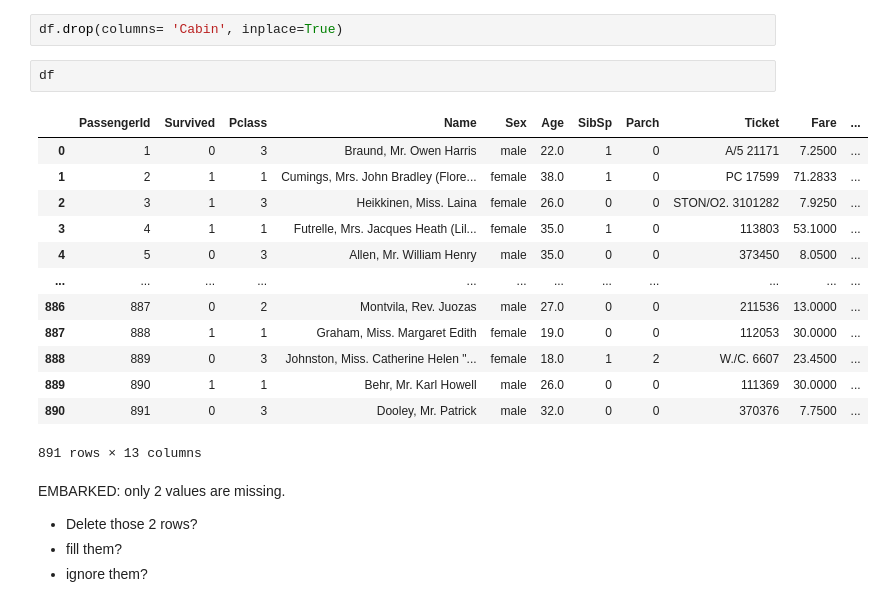
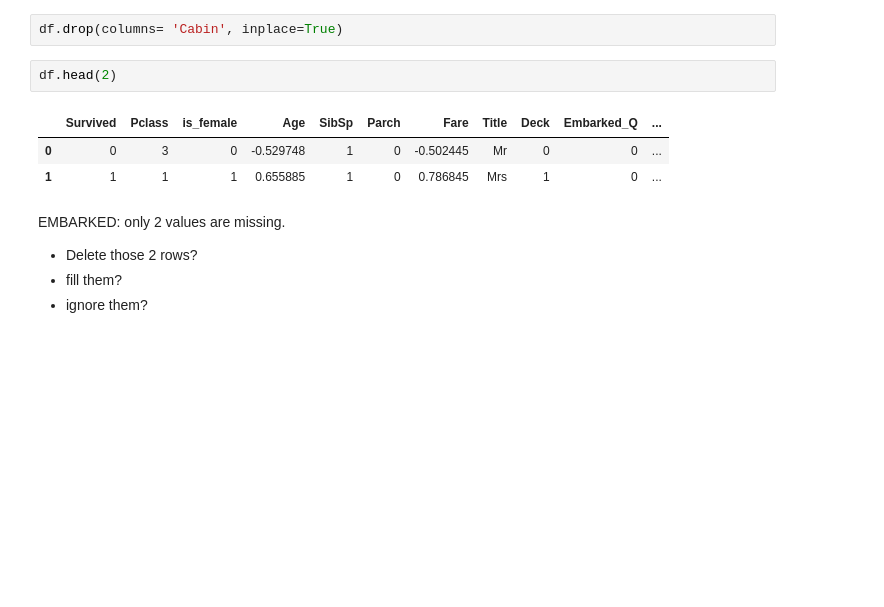
Before and after one commit to C4naryS0ck/ideal-carnival, a Jupyter notebook: titanic_dataset.ipynb, the cells around one changed output. Saved outputs shown, nothing was run; the diff lists cells and outputs as text; blank space fills up the shorter version.

```diff
--- a/titanic_dataset.ipynb
+++ b/titanic_dataset.ipynb
@@ -218,21 +220,11 @@ df['Deck'] = df['Deck'].fillna('Unknown')
 # %%
 df.drop(columns= 'Cabin', inplace=True)
 # %%
-df
+df.head(2)
 # %% [output]
-|  | PassengerId | Survived | Pclass | Name | Sex | Age | SibSp | Parch | Ticket | Fare | ... |
-| 0 | 1 | 0 | 3 | Braund, Mr. Owen Harris | male | 22.0 | 1 | 0 | A/5 21171 | 7.2500 | ... |
-| 1 | 2 | 1 | 1 | Cumings, Mrs. John Bradley (Flore... | female | 38.0 | 1 | 0 | PC 17599 | 71.2833 | ... |
-| 2 | 3 | 1 | 3 | Heikkinen, Miss. Laina | female | 26.0 | 0 | 0 | STON/O2. 3101282 | 7.9250 | ... |
-| 3 | 4 | 1 | 1 | Futrelle, Mrs. Jacques Heath (Lil... | female | 35.0 | 1 | 0 | 113803 | 53.1000 | ... |
-| 4 | 5 | 0 | 3 | Allen, Mr. William Henry | male | 35.0 | 0 | 0 | 373450 | 8.0500 | ... |
-| ... | ... | ... | ... | ... | ... | ... | ... | ... | ... | ... | ... |
-| 886 | 887 | 0 | 2 | Montvila, Rev. Juozas | male | 27.0 | 0 | 0 | 211536 | 13.0000 | ... |
-| 887 | 888 | 1 | 1 | Graham, Miss. Margaret Edith | female | 19.0 | 0 | 0 | 112053 | 30.0000 | ... |
-| 888 | 889 | 0 | 3 | Johnston, Miss. Catherine Helen "... | female | 18.0 | 1 | 2 | W./C. 6607 | 23.4500 | ... |
-| 889 | 890 | 1 | 1 | Behr, Mr. Karl Howell | male | 26.0 | 0 | 0 | 111369 | 30.0000 | ... |
-| 890 | 891 | 0 | 3 | Dooley, Mr. Patrick | male | 32.0 | 0 | 0 | 370376 | 7.7500 | ... |
+|  | Survived | Pclass | is_female | Age | SibSp | Parch | Fare | Title | Deck | Embarked_Q | ... |
+| 0 | 0 | 3 | 0 | -0.529748 | 1 | 0 | -0.502445 | Mr | 0 | 0 | ... |
+| 1 | 1 | 1 | 1 | 0.655885 | 1 | 0 | 0.786845 | Mrs | 1 | 0 | ... |
-891 rows × 13 columns
 # %% [markdown]
 EMBARKED: only 2 values are missing.
 * Delete those 2 rows?
```
Also changed, not shown: parts of 12 cells of this notebook, 1 other file.
